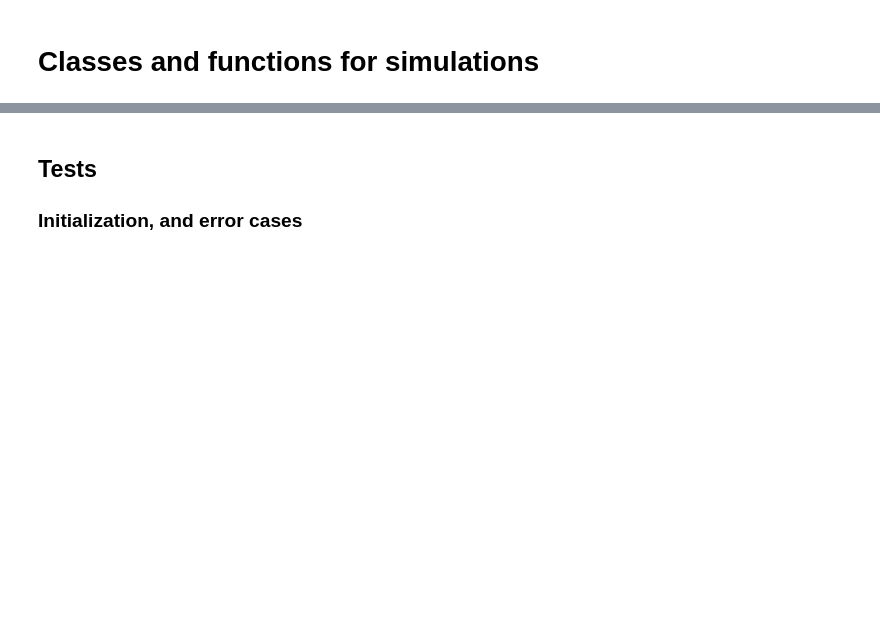
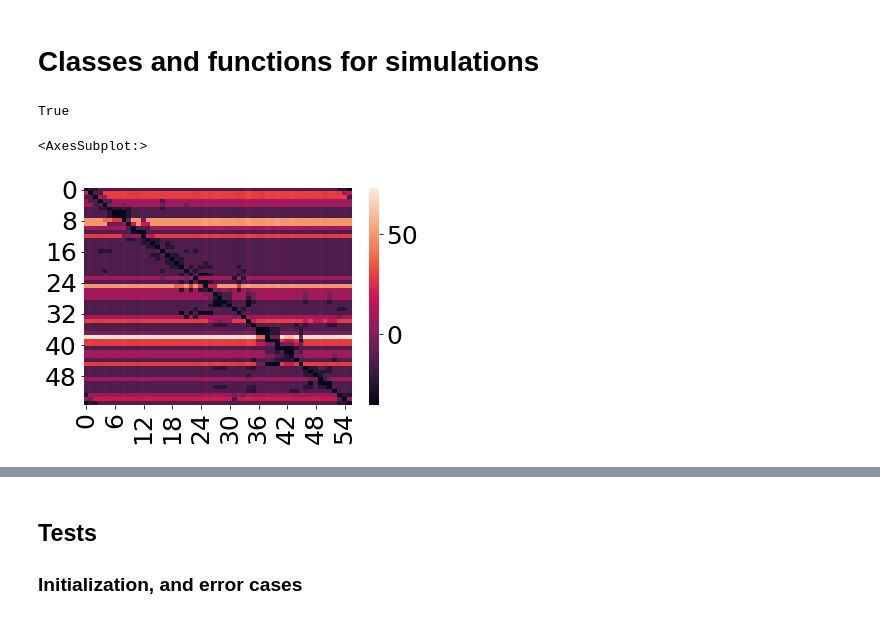
Before and after one commit to jastiso/modeling_citations, a Jupyter notebook: scripts/class_fn_test.ipynb, the cells around one changed output, grey strips where cells are left out. Cells and saved outputs as stored; diff of their text form; code cells hidden in the pictures; blank space fills up the shorter version.

```diff
--- a/scripts/class_fn_test.ipynb
+++ b/scripts/class_fn_test.ipynb
@@ -242,23 +242,33 @@ class Author:
         '''
         This function will update and Author object's network based on a specific walk.
         The fidelity of the update will depend on the author's learn_bias parameter
-        Inputs:
-        a1    an Author object, with a meet bias and a network
-        a2    an Author object with a meet bias and netork
 
         Inputs:
         walk     a dictionary of nodes traversed in a walk (like what is output by self.get_cites())
                  the dictionary should contain the ID of the node in the original co-author network
         '''
 
-        # get discounted network from walk
+        # first, get true transition structure
+        nodes = [val['id'] for val in walk.values()]
+        unodes = list(set(nodes))
+        A = np.zeros((len(unodes),len(unodes)))
+        for n in range(len(nodes)-1):
+            prev = nodes[n]
+            curr = nodes[n+1]
+            previ = np.where(prev==unodes)
+            curri = np.where(curr==unodes)
+            A[previ,curri] = A[previ,curri] + 1
+        A = A + A.T
+        A = (A - A.mean())/A.max()
 
-
+        # incorporate betas to get A_hat
+        A_hat = (1 - np.exp(-self.learn_bias))*np.matmul(A,(np.eye(len(set(nodes))) - np.exp(-self.learn_bias)*A)**(-1))
+        return A_hat
         # threshold
 
 
         # combine
-        return self
+
 
 def compare_nets(a1,a2):
     '''
@@ -285,3 +295,13 @@ def compare_nets(a1,a2):
     meet21 = sum([x in n1 for x in n2])/len(n2) > a2.meet_bias
 
     return meet12, meet21
+# %%
+a = Author(0.5,0.5,0.5,0.5)
+a.init_network(g, node_2_gender, 500)
+bib = a.get_cites(100)
+a_hat = a.update_network(bib)
+sns.heatmap(a_hat)
+# %% [output]
+True
+<AxesSubplot:>
+[figure, added]
```
Also changed, not shown: parts of 1 cell of this notebook.
